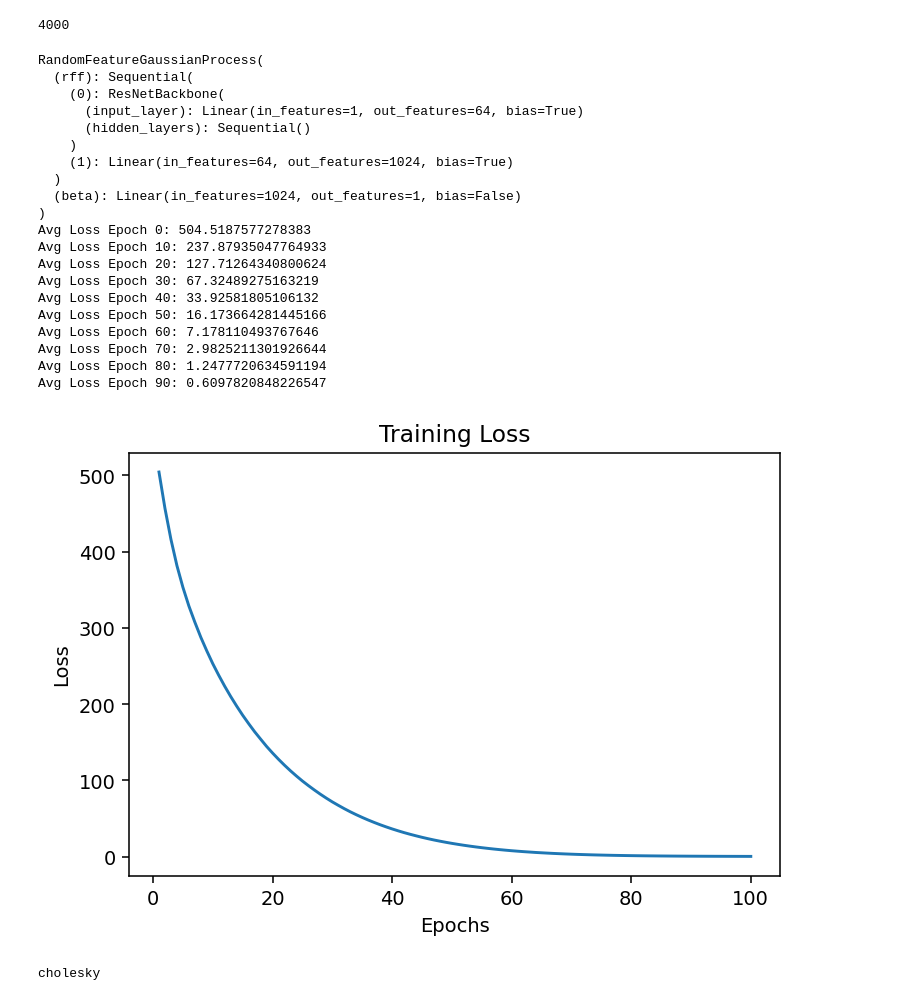
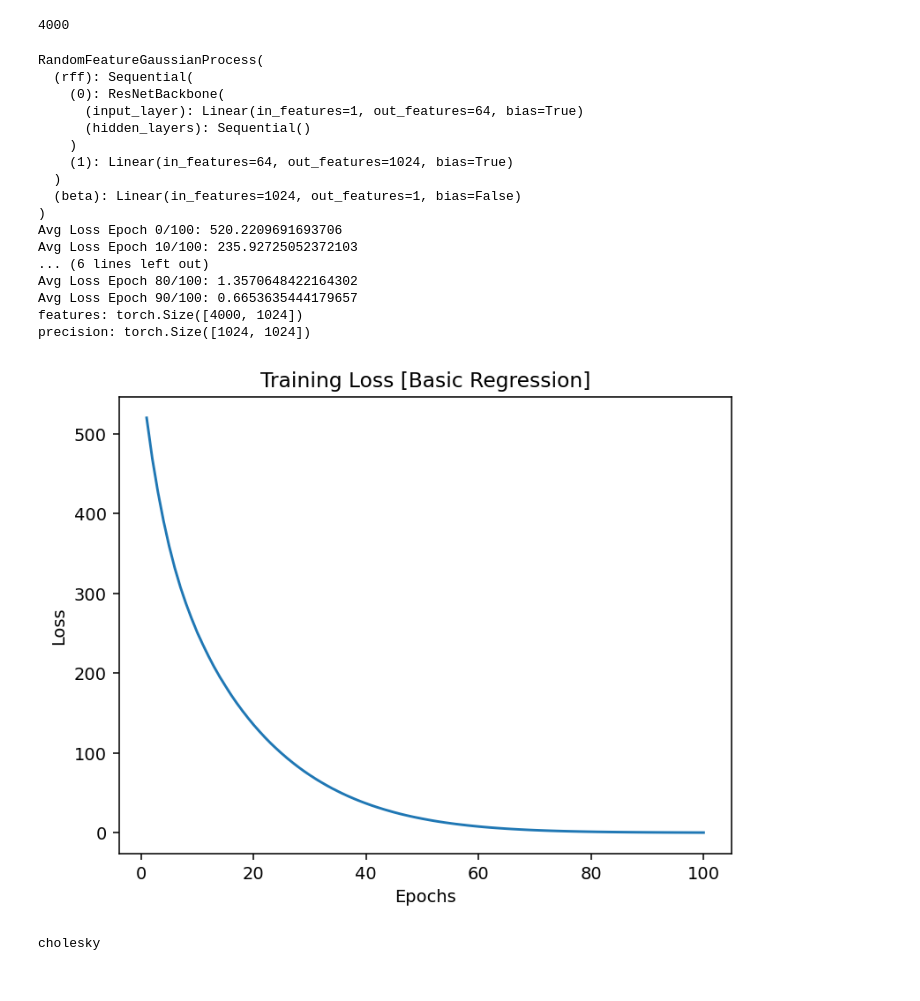
Before and after one commit to adityagoel4512/Spectral-normalized-Neural-Gaussian-Process-PyTorch, a Jupyter notebook: sngp.ipynb, the cells around one changed output. Drawn from its saved outputs; the diff is of its cells as text; code cells hidden in the pictures.

```diff
--- a/sngp.ipynb
+++ b/sngp.ipynb
@@ -293,8 +293,8 @@ sngp_config = dict(
 # Note that for regression tasks especially, the spectral normalisation applies a limit on the size gradients can grow to.
 # This means that standardising and destandardising input and output data is especially useful in this context.
 training_config = dict(batch_size=32, shuffle=True)
-trainer = Trainer(model_config=sngp_config, task_type='regression', model=RandomFeatureGaussianProcess)
-model = trainer.train(training_data=train_dataset, data_loader_config=training_config, epochs=100, lr=1e-3)
+trainer = Trainer(model_config=sngp_config, task_type='regression', model=RandomFeatureGaussianProcess, device=torch.device('cpu'))
+*_, model = trainer.train(training_data=train_dataset, data_loader_config=training_config, epochs=100, lr=1e-3)
 # %% [output]
 RandomFeatureGaussianProcess(
   (rff): Sequential(
@@ -306,20 +306,17 @@ RandomFeatureGaussianProcess(
   )
   (beta): Linear(in_features=1024, out_features=1, bias=False)
 )
-Avg Loss Epoch 0: 504.5187577278383
-Avg Loss Epoch 10: 237.87935047764933
-Avg Loss Epoch 20: 127.71264340800624
-Avg Loss Epoch 30: 67.32489275163219
-Avg Loss Epoch 40: 33.92581805106132
-Avg Loss Epoch 50: 16.173664281445166
-Avg Loss Epoch 60: 7.178110493767646
-Avg Loss Epoch 70: 2.9825211301926644
-Avg Loss Epoch 80: 1.2477720634591194
-Avg Loss Epoch 90: 0.6097820848226547
+Avg Loss Epoch 0/100: 520.2209691693706
+Avg Loss Epoch 10/100: 235.92725052372103
+... (6 lines left out)
+Avg Loss Epoch 80/100: 1.3570648422164302
+Avg Loss Epoch 90/100: 0.6653635444179657
+features: torch.Size([4000, 1024])
+precision: torch.Size([1024, 1024])
 # %%
-trainer.plot_loss()
+trainer.plot_loss("Basic Regression")
 # %% [output]
-[figure, old version]
+[figure, new version]
 # %%
 test_dataset = torch.Tensor(X)
 # %%
```
Also changed, not shown: parts of 13 cells of this notebook, 2 other files.
